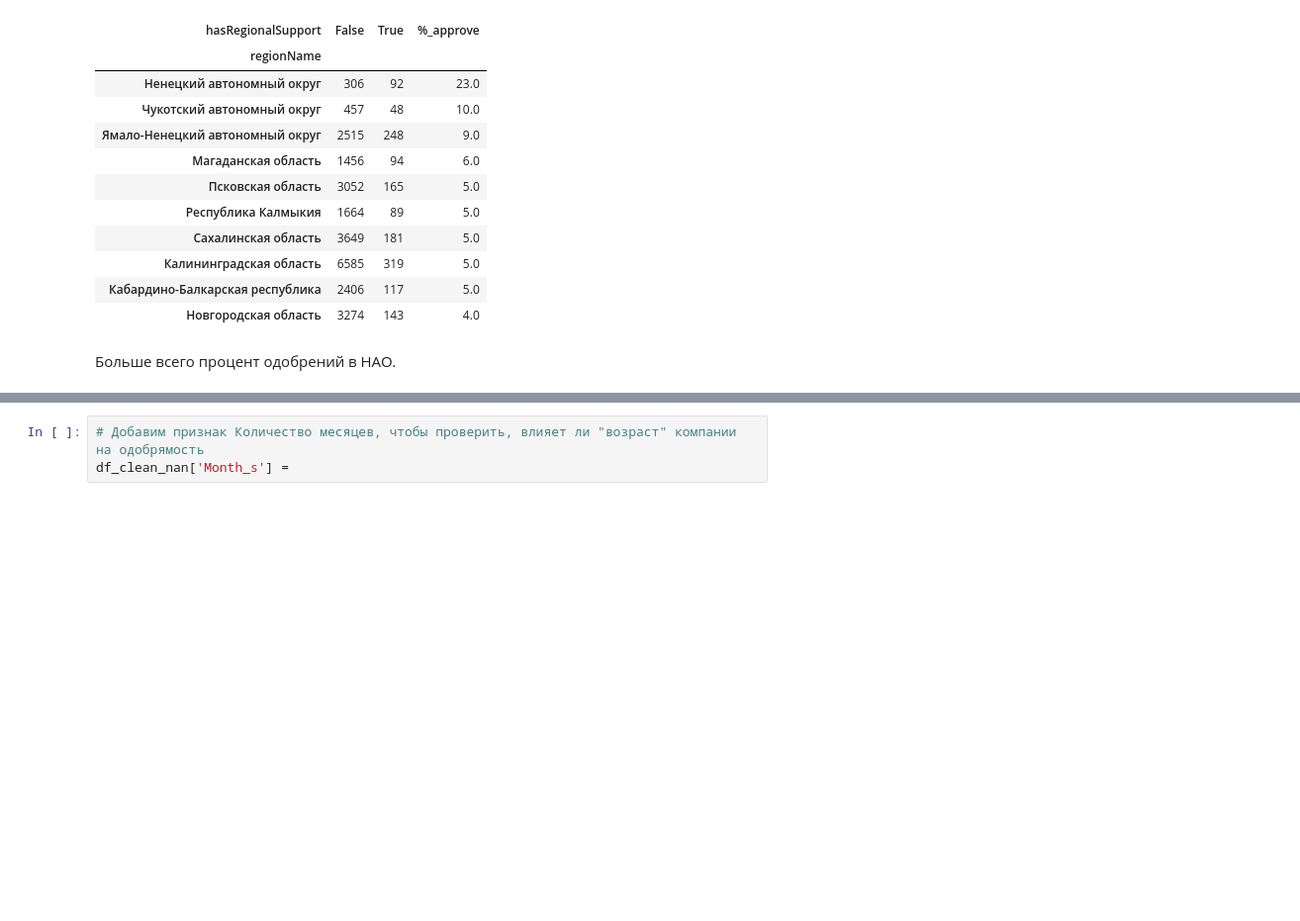
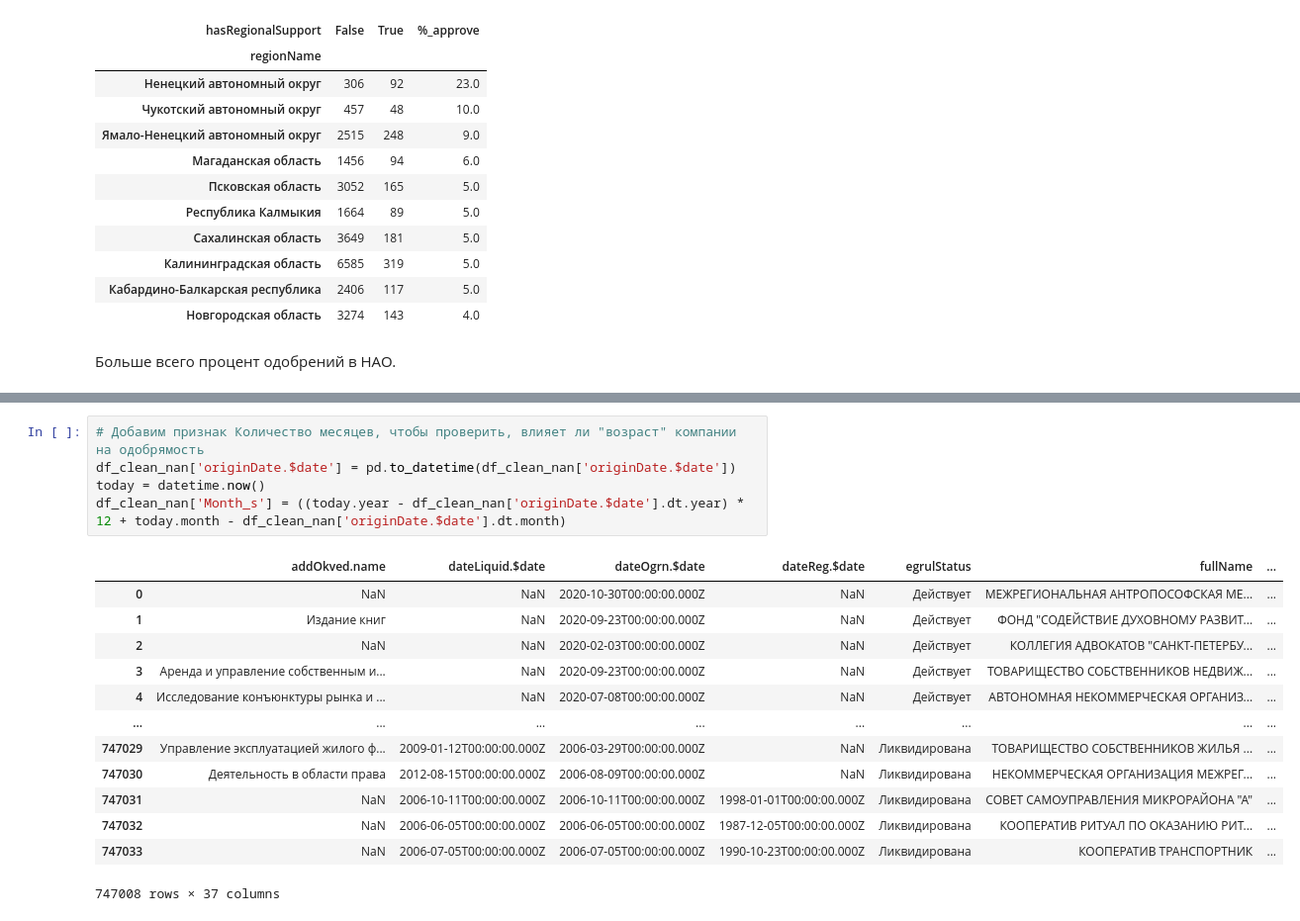
Before and after one commit to PlatArs/GOV_project, a Jupyter notebook: Project.ipynb, the cells around one changed output, grey strips where cells are left out. Shown: that part at 99% size. Cells and saved outputs as stored; diff of their text form; blank space fills up the shorter version.

Commit message:
month

```diff
--- a/Project.ipynb
+++ b/Project.ipynb
@@ -285,3 +286,19 @@ Error:
 # %%
 # Добавим признак Количество месяцев, чтобы проверить, влияет ли "возраст" компании на одобрямость
-df_clean_nan['Month_s'] =
+df_clean_nan['originDate.$date'] = pd.to_datetime(df_clean_nan['originDate.$date'])
+today = datetime.now()
+df_clean_nan['Month_s'] = ((today.year - df_clean_nan['originDate.$date'].dt.year) * 12 + today.month - df_clean_nan['originDate.$date'].dt.month)
+# %% [output]
+|  | addOkved.name | dateLiquid.$date | dateOgrn.$date | dateReg.$date | egrulStatus | fullName | ... |
+| 0 | NaN | NaN | 2020-10-30T00:00:00.000Z | NaN | Действует | МЕЖРЕГИОНАЛЬНАЯ АНТРОПОСОФСКАЯ МЕ... | ... |
+| 1 | Издание книг | NaN | 2020-09-23T00:00:00.000Z | NaN | Действует | ФОНД "СОДЕЙСТВИЕ ДУХОВНОМУ РАЗВИТ... | ... |
+| 2 | NaN | NaN | 2020-02-03T00:00:00.000Z | NaN | Действует | КОЛЛЕГИЯ АДВОКАТОВ "САНКТ-ПЕТЕРБУ... | ... |
+| 3 | Аренда и управление собственным и... | NaN | 2020-09-23T00:00:00.000Z | NaN | Действует | ТОВАРИЩЕСТВО СОБСТВЕННИКОВ НЕДВИЖ... | ... |
+| 4 | Исследование конъюнктуры рынка и ... | NaN | 2020-07-08T00:00:00.000Z | NaN | Действует | АВТОНОМНАЯ НЕКОММЕРЧЕСКАЯ ОРГАНИЗ... | ... |
+| ... | ... | ... | ... | ... | ... | ... | ... |
+| 747029 | Управление эксплуатацией жилого ф... | 2009-01-12T00:00:00.000Z | 2006-03-29T00:00:00.000Z | NaN | Ликвидирована | ТОВАРИЩЕСТВО СОБСТВЕННИКОВ ЖИЛЬЯ ... | ... |
+| 747030 | Деятельность в области права | 2012-08-15T00:00:00.000Z | 2006-08-09T00:00:00.000Z | NaN | Ликвидирована | НЕКОММЕРЧЕСКАЯ ОРГАНИЗАЦИЯ МЕЖРЕГ... | ... |
+| 747031 | NaN | 2006-10-11T00:00:00.000Z | 2006-10-11T00:00:00.000Z | 1998-01-01T00:00:00.000Z | Ликвидирована | СОВЕТ САМОУПРАВЛЕНИЯ МИКРОРАЙОНА "А" | ... |
+| 747032 | NaN | 2006-06-05T00:00:00.000Z | 2006-06-05T00:00:00.000Z | 1987-12-05T00:00:00.000Z | Ликвидирована | КООПЕРАТИВ РИТУАЛ ПО ОКАЗАНИЮ РИТ... | ... |
+| 747033 | NaN | 2006-07-05T00:00:00.000Z | 2006-07-05T00:00:00.000Z | 1990-10-23T00:00:00.000Z | Ликвидирована | КООПЕРАТИВ ТРАНСПОРТНИК | ... |
+747008 rows × 37 columns
```
Also changed, not shown: parts of 2 cells of this notebook.
